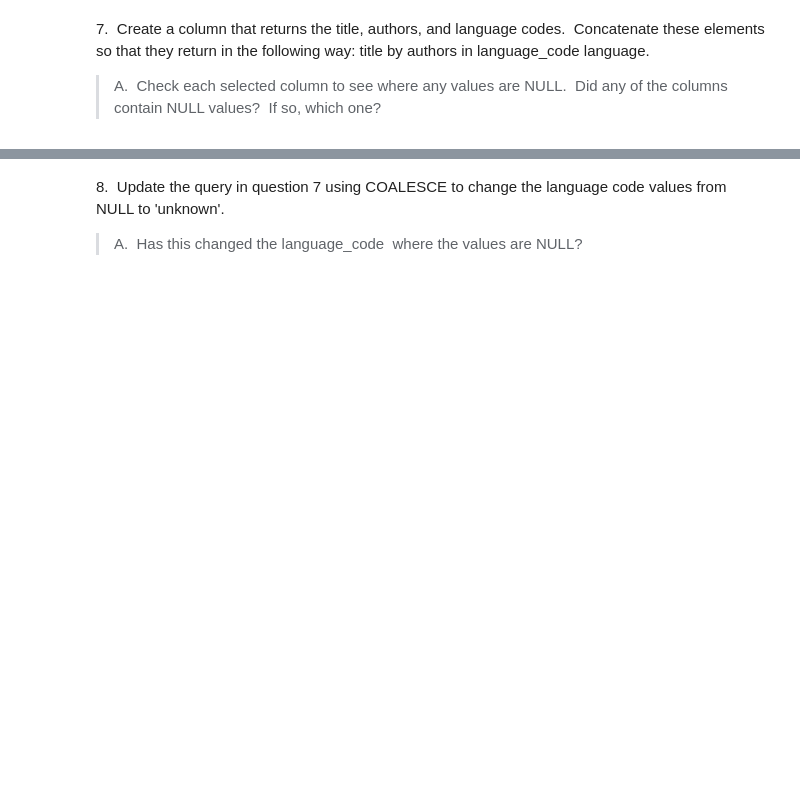
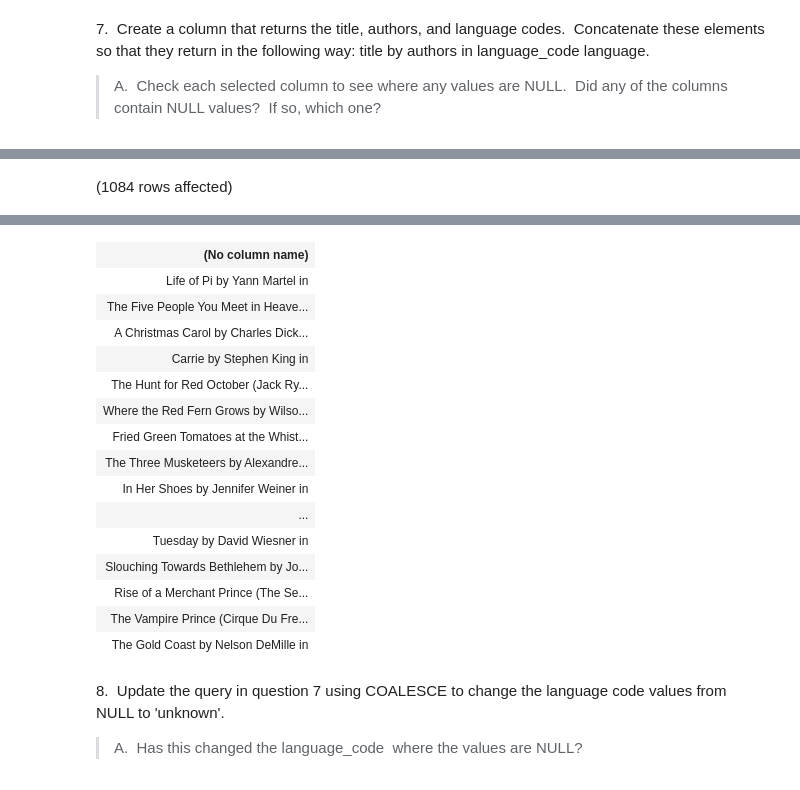
Before and after one commit to tshililoa/SQL-Part-2-Studio, a Jupyter notebook: SQL-Part-2-Studio.ipynb, the cells around one changed output, grey strips where cells are left out. Cells and saved outputs as stored; diff of their text form; code cells hidden in the pictures; blank space fills up the shorter version.

```diff
--- a/SQL-Part-2-Studio.ipynb
+++ b/SQL-Part-2-Studio.ipynb
@@ -77,0 +154,6 @@ Total execution time: 00:00:00.048
+# %%
+SELECT CONCAT( title, ' by ',  authors, ' in ', language_code )
+FROM BooksDB.dbo.books
+WHERE  title IS NULL OR authors IS NULL OR language_code IS NULL
+# %% [output]
+(1084 rows affected)
@@ -78,3 +161,19 @@ Total execution time: 00:00:00.048
+| (No column name) |
+| Life of Pi by Yann Martel in |
+| The Five People You Meet in Heave... |
+| A Christmas Carol by Charles Dick... |
+| Carrie by Stephen King in |
+| The Hunt for Red October (Jack Ry... |
+| Where the Red Fern Grows by Wilso... |
+| Fried Green Tomatoes at the Whist... |
+| The Three Musketeers by Alexandre... |
+| In Her Shoes by Jennifer Weiner in |
+| ... |
+| Tuesday by David Wiesner in |
+| Slouching Towards Bethlehem by Jo... |
+| Rise of a Merchant Prince (The Se... |
+| The Vampire Prince (Cirque Du Fre... |
+| The Gold Coast by Nelson DeMille in |
 # %% [markdown]
 8.  Update the query in question 7 using COALESCE to change the language code values from NULL to 'unknown'.
 
```
Also changed, not shown: parts of 23 cells of this notebook.
